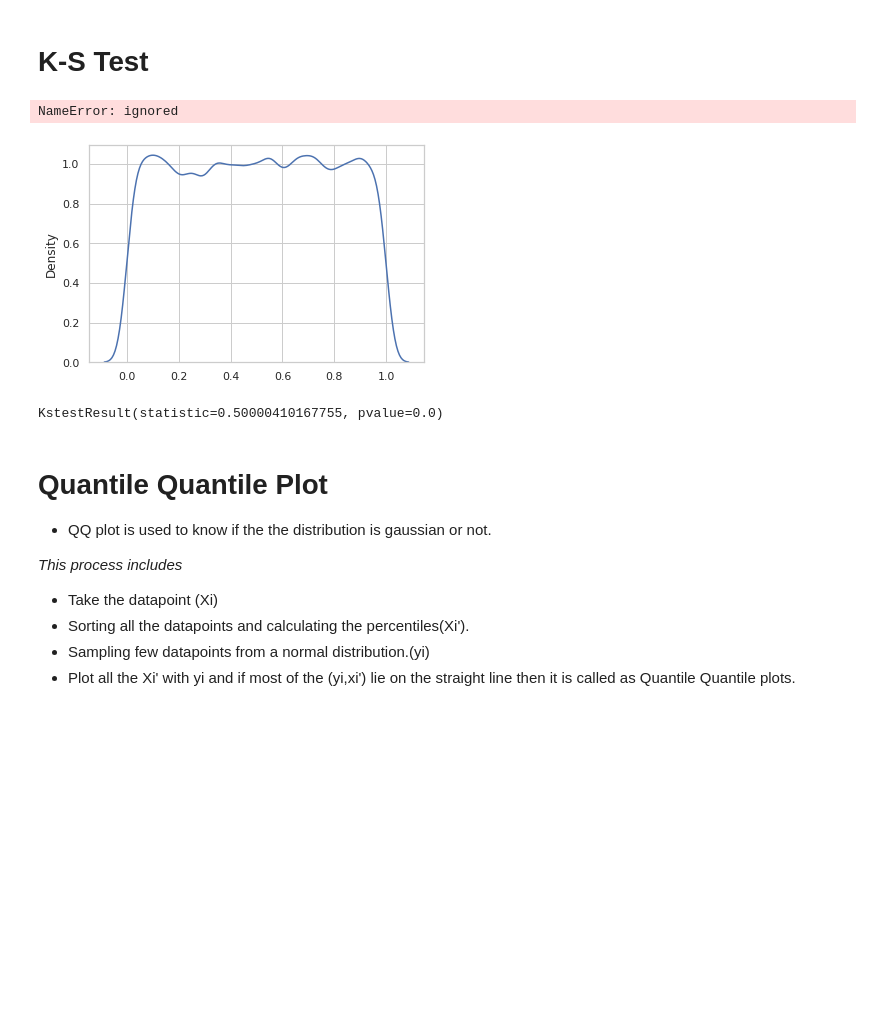
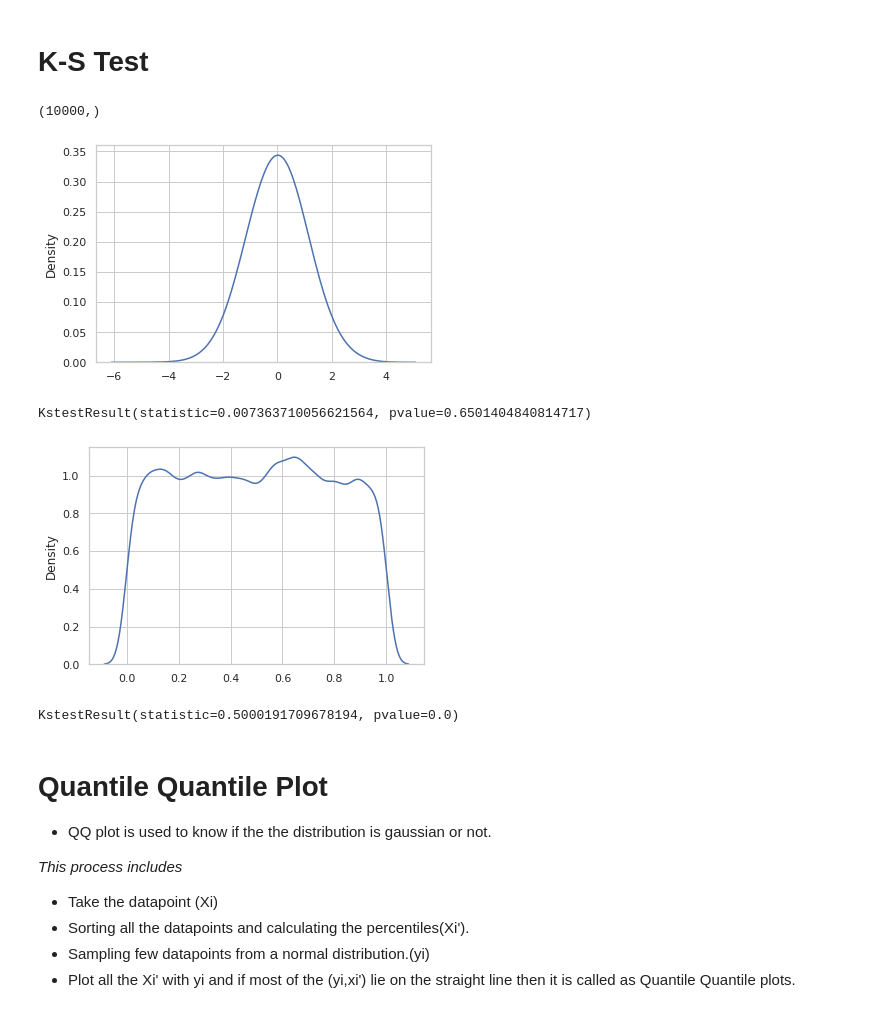
Before and after one commit to AtharvaMusale/ML-Basics-Exploration, a Jupyter notebook: Probability-And-Statistics/Probability_and_Statistics.ipynb, the cells around one changed output. Saved outputs shown, nothing was run; the diff lists cells and outputs as text; code cells hidden in the pictures; blank space fills up the shorter version.

```diff
--- a/Probability-And-Statistics/Probability_and_Statistics.ipynb
+++ b/Probability-And-Statistics/Probability_and_Statistics.ipynb
@@ -178,24 +206,27 @@ Couldnt Explain Yet
 # %% [markdown]
 # **K-S Test**
 # %%
-x = scipy.stats.norm.rvs(size=1000);
+# x ~ Normal Distribution
+
+x = np.random.normal(0,1,10000) # Generate random numbers
+print(x.shape)
 sns.set_style('whitegrid')
-sns.kdeplot(np.array(x), bw=0.5)
+sns.kdeplot(np.array(x), bw=0.6)
 plt.show()
-stats.kstest(x, 'norm')
+print(stats.kstest(x, 'norm'))
 # %% [output]
-NameError: ignored
+(10000,)
+[figure, added]
+KstestResult(statistic=0.007363710056621564, pvalue=0.6501404840814717)
 # %%
 # Y ~ Continous Uniform Distribution(0,1)
-y = np.random.uniform(0,1,10000);
+y = np.random.uniform(0,1,10000)
 sns.kdeplot(np.array(y), bw=0.1)
 plt.show()
+print(stats.kstest(y, 'norm'))
 # %% [output]
-[figure, old version]
+[figure, new version]
+KstestResult(statistic=0.5000191709678194, pvalue=0.0)
-# %%
-stats.kstest(y, 'norm')
-# %% [output]
-KstestResult(statistic=0.50000410167755, pvalue=0.0)
 # %% [markdown]
 # **Quantile Quantile Plot**
 
```
Also changed, not shown: parts of 15 cells of this notebook, 3 other files.
